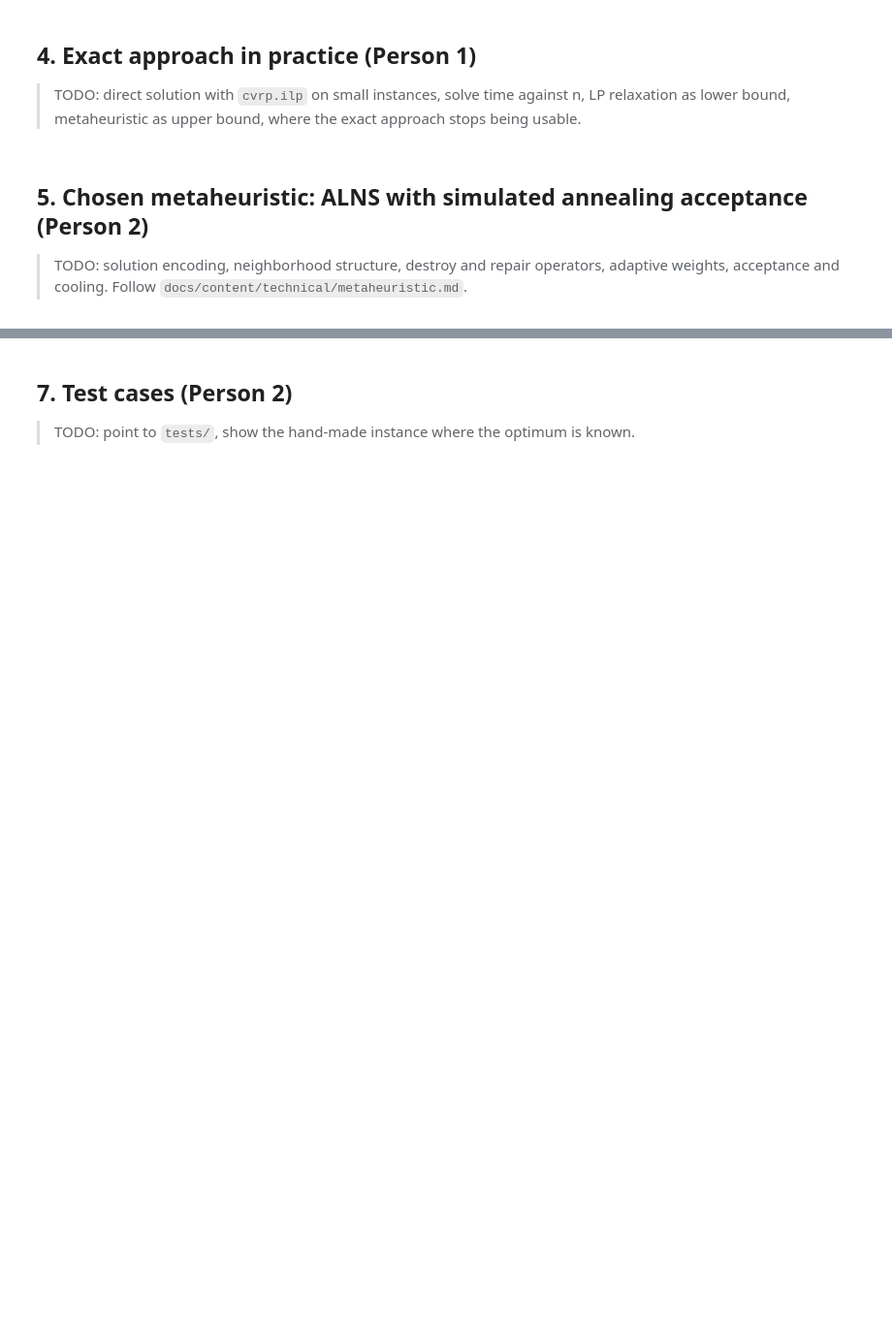
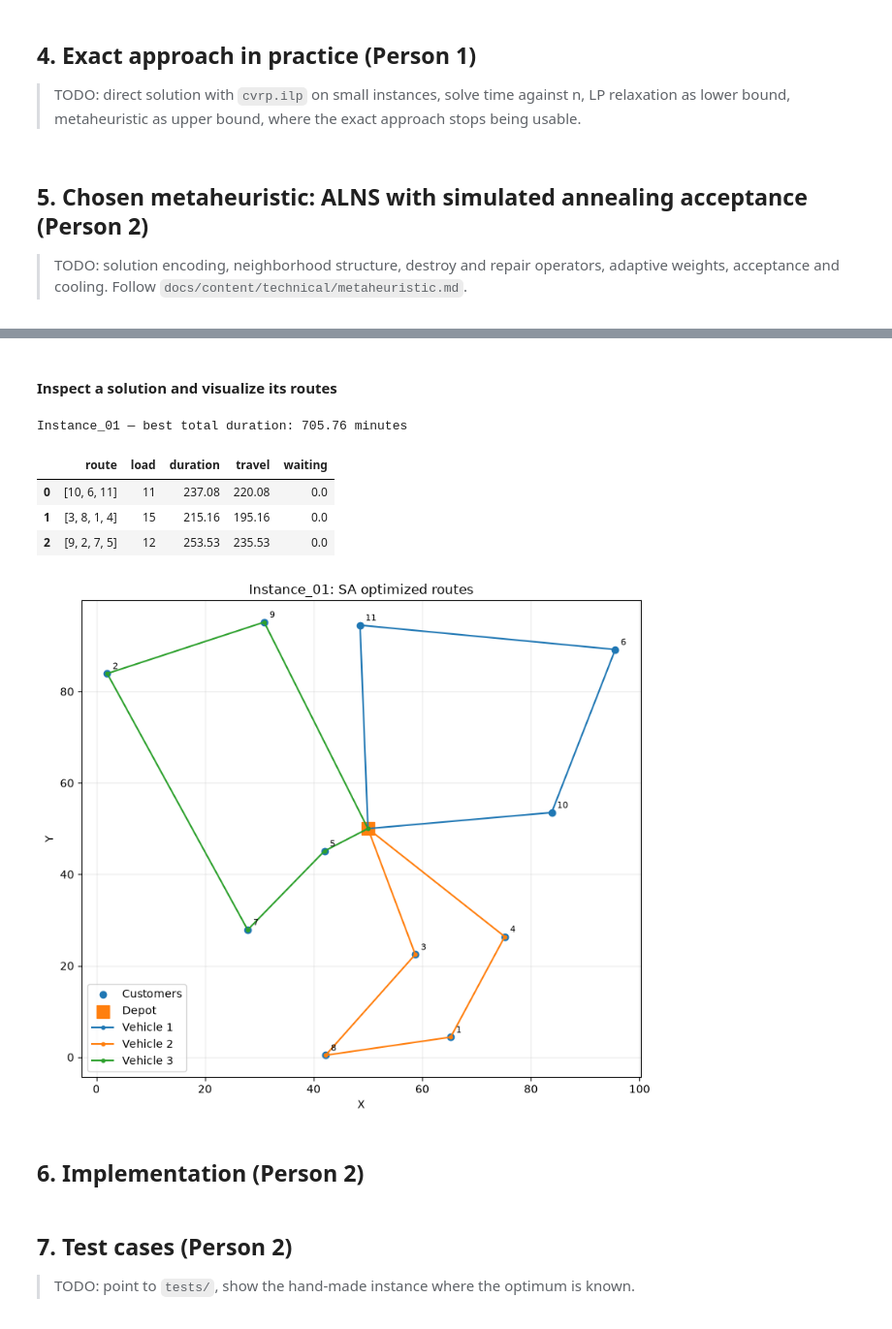
Before and after one commit to zzaved/cesi-cvrp-metaheuristics, a Jupyter notebook: notebooks/02_final_deliverable.ipynb, the cells around one changed output, grey strips where cells are left out. Shown at 97% size. Cells and saved outputs as stored; diff of their text form; code cells hidden in the pictures; blank space fills up the shorter version.

```diff
--- a/notebooks/02_final_deliverable.ipynb
+++ b/notebooks/02_final_deliverable.ipynb
@@ -30,0 +37,11 @@ synthetic instance; add VRPLIB instances once downloaded.
+# %%
+import math
+import random
+from dataclasses import dataclass
+import numpy as np
+import pandas as pd
+import matplotlib.pyplot as plt
+
+MASTER_SEED = 42
+N_INSTANCES = 20
+print("Ready: reproducible 20-instance experiment")
@@ -31,3 +345,36 @@ synthetic instance; add VRPLIB instances once downloaded.
+# %% [markdown]
+#### Inspect a solution and visualize its routes
+# %%
+chosen = instances[0]
+best_routes = solutions[chosen.name]["routes"]
+cost, details = evaluate_routes(best_routes, chosen, return_details=True)
+print(chosen.name, "— best total duration:", round(cost, 2), "minutes")
+display(pd.DataFrame(details).round(2))
+
+fig, ax = plt.subplots(figsize=(8, 7))
+ax.scatter(chosen.coords[1:, 0], chosen.coords[1:, 1], label="Customers")
+ax.scatter(chosen.coords[0, 0], chosen.coords[0, 1], marker="s", s=130, label="Depot")
+for c in range(1, len(chosen.coords)):
+    ax.annotate(str(c), chosen.coords[c] + np.array([1, 1]), fontsize=8)
+for r, route in enumerate(best_routes, start=1):
+    points = chosen.coords[[0] + route + [0]]
+    ax.plot(points[:, 0], points[:, 1], marker=".", label=f"Vehicle {r}")
+ax.set_title(f"{chosen.name}: SA optimized routes")
+ax.set_xlabel("X")
+ax.set_ylabel("Y")
+ax.legend()
+ax.grid(alpha=0.25)
+plt.tight_layout()
+plt.show()
+# %% [output]
+Instance_01 — best total duration: 705.76 minutes
+|  | route | load | duration | travel | waiting |
+| 0 | [10, 6, 11] | 11 | 237.08 | 220.08 | 0.0 |
+| 1 | [3, 8, 1, 4] | 15 | 215.16 | 195.16 | 0.0 |
+| 2 | [9, 2, 7, 5] | 12 | 253.53 | 235.53 | 0.0 |
+[figure, added]
+# %% [markdown]
+## 6. Implementation  (Person 2)
 # %%
 import sys
 from pathlib import Path
```
Also changed, not shown: parts of 18 cells of this notebook.
